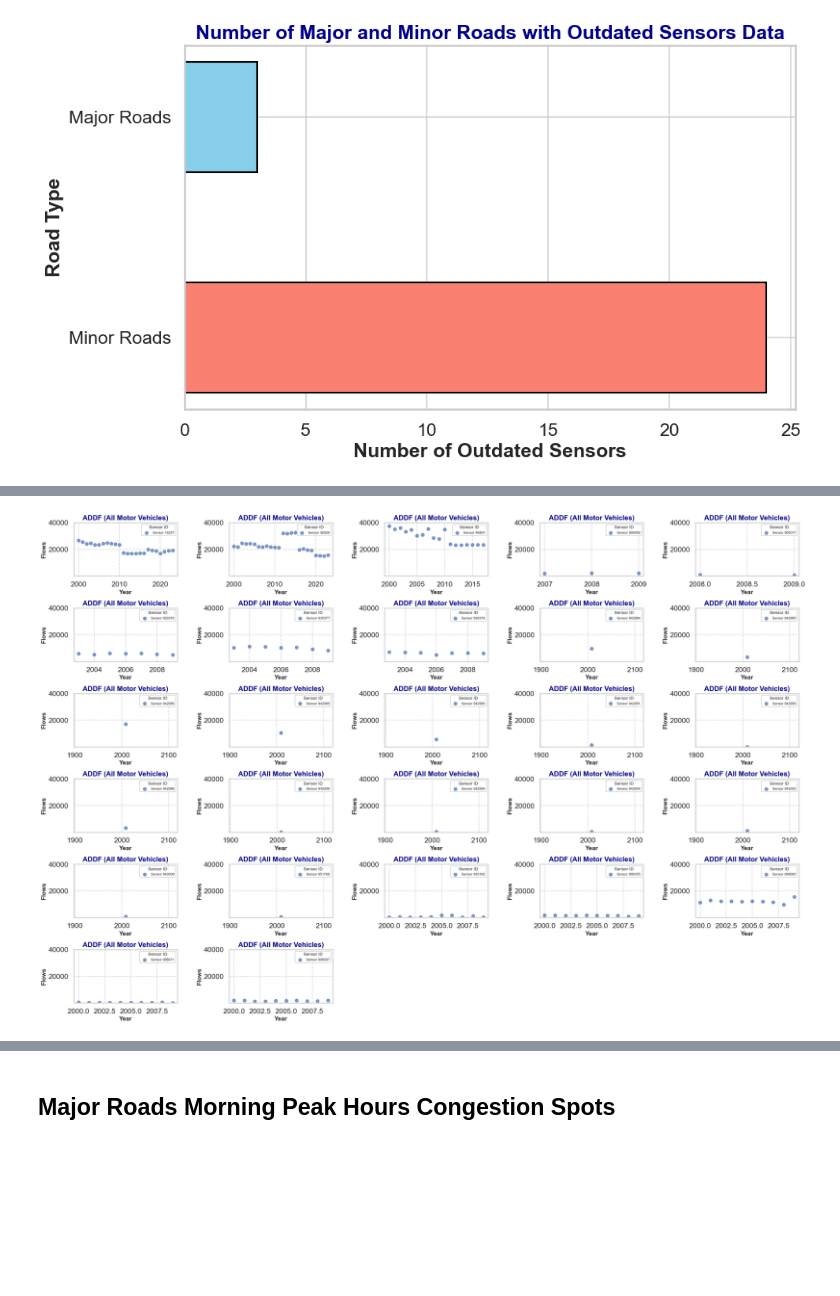
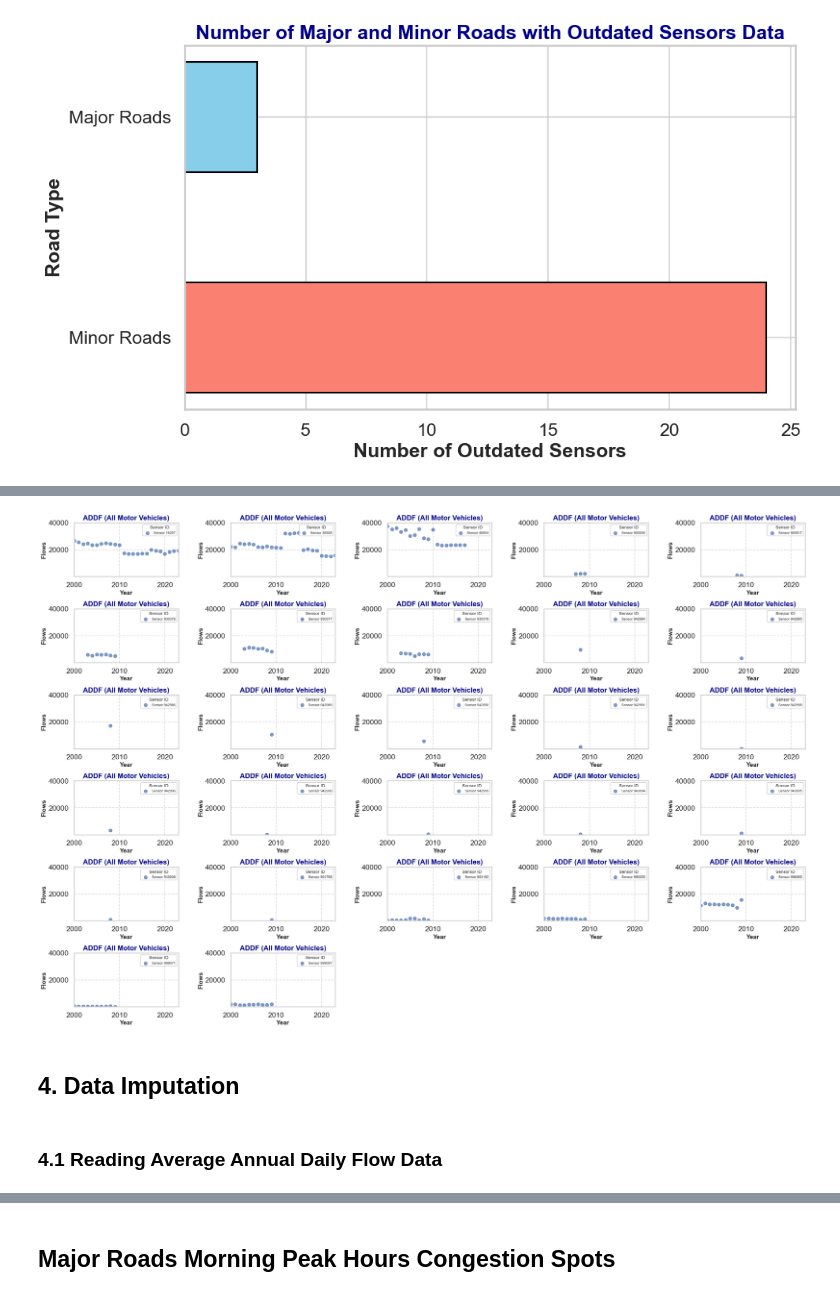
Before and after one commit to faraz-m-awan/traffic_congestion_modeling, a Jupyter notebook: traffic_congestion_modeling.ipynb, the cells around one changed output, grey strips where cells are left out. Drawn from its saved outputs; the diff is of its cells as text; code cells hidden in the pictures; blank space fills up the shorter version.

Commit message:
Added imputation code

```diff
--- a/traffic_congestion_modeling.ipynb
+++ b/traffic_congestion_modeling.ipynb
@@ -333,7 +340,0 @@ count_df.head()
-# %%
-df=df.merge(count_df[['count_point_id','lanes','width','fwd_lanes','bkwd_lanes','max_speed','std_lane_width_meters','oneway','carriageway_type']],
-         how='left',
-         on='count_point_id')
-
-df['lanes']=df['lanes'].astype(float)
-df[['region_id','region_name','local_authority_id','local_authority_name']].nunique()
@@ -450,28 +505,33 @@ plt.show()
 # %%
 adtf=pd.read_csv('data/avg_annual_daily.csv')[['count_point_id','year','road_name','road_type','all_motor_vehicles']]
 # Plotting a scatter plot of 'all_motor_vehicles' vs 'year' for each 'count_point_id'
 adtf= adtf[adtf['count_point_id'].isin(outdated_sensors)]
 
 fig, ax = plt.subplots(6, 5, figsize=(30, 20))  # Create a 3x3 grid of subplots
 plt.subplots_adjust(wspace=0.5,hspace=0.6)
 
 ax = ax.flatten()
 count=0
 for sensor_id, sensor_data in adtf.groupby('count_point_id'):
     ax[count].scatter(sensor_data['year'], sensor_data['all_motor_vehicles'], label=f"Sensor {sensor_id}", s=50, alpha=0.7)
 
     # Adding titles and labels with increased font sizes
-    ax[count].set_title("ADDF (All Motor Vehicles)", fontsize=16, fontweight='bold', color='darkblue')
+    ax[count].set_title("AADF (All Motor Vehicles)", fontsize=16, fontweight='bold', color='darkblue')
     ax[count].set_xlabel("Year", fontsize=14)
     ax[count].set_ylabel("Flows", fontsize=14)
     ax[count].legend(title="Sensor ID", fontsize=8, title_fontsize=10)
     ax[count].grid(True, linestyle='--', alpha=0.7)
     ax[count].set_ylim([100, 40000])
+    ax[count].set_xlim([2000, 2023])
 
     count += 1
 
 for i in range(count, len(ax)):
     ax[i].axis('off')
 plt.show()
 # %% [output]
-[figure, old version]
+[figure, new version]
+# %% [markdown]
+## 4. Data Imputation
+# %% [markdown]
+### 4.1 Reading Average Annual Daily Flow Data
```
Also changed, not shown: parts of 27 cells of this notebook.
